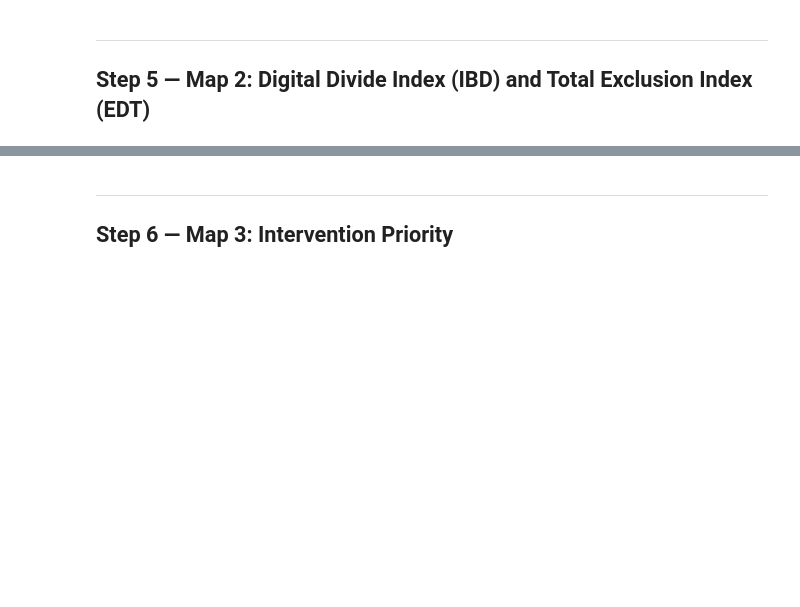
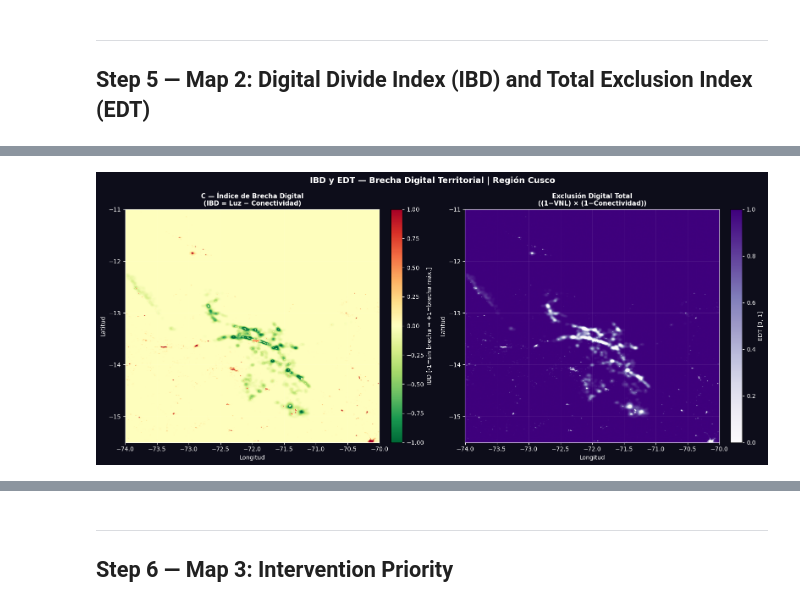
Before and after one commit to CamilaAT/raster-digital-divide, a Jupyter notebook: notebooks/digital_divide_cusco.ipynb, the cells around one changed output, grey strips where cells are left out. Cells and saved outputs as stored; diff of their text form; code cells hidden in the pictures; blank space fills up the shorter version.

```diff
--- a/notebooks/digital_divide_cusco.ipynb
+++ b/notebooks/digital_divide_cusco.ipynb
@@ -235,48 +334,75 @@ print('La mayoría del territorio (Andes remotos, selva alta) permanece oscura.'
 ## Step 5 — Map 2: Digital Divide Index (IBD) and Total Exclusion Index (EDT)
 # %%
 # Calcular índices
-IBD = vnl_norm - conn_norm                          # Rango [-1, 1]
-EDT = (1 - vnl_norm) * (1 - conn_norm)             # Rango [0, 1]
+IBD = vnl_norm - conn_norm
+EDT = (1 - vnl_norm) * (1 - conn_norm)
 
 print('=== Índices Calculados ===')
 print(f'IBD — min: {IBD.min():.4f} | max: {IBD.max():.4f} | mean: {IBD.mean():.4f}')
 print(f'EDT — min: {EDT.min():.4f} | max: {EDT.max():.4f} | mean: {EDT.mean():.4f}')
 
-fig, axes = plt.subplots(1, 2, figsize=(16, 7), facecolor='#f5f5f5')
+fig, axes = plt.subplots(1, 2, figsize=(16, 7), facecolor='#0d0d1a')
+for ax in axes:
+    ax.set_facecolor('#0d0d1a')
 
-# IBD — RdYlGn_r
+# IBD — fondo amarillo/rojo porque casi todo tiene IBD positivo
 im1 = axes[0].imshow(IBD, cmap='RdYlGn_r', extent=extent,
                       vmin=-1, vmax=1, aspect='auto', origin='upper')
-axes[0].set_title('IBD — Índice Brecha Digital\n(VNL_norm − Conectividad_norm)',
-                   fontsize=12, fontweight='bold')
-axes[0].set_xlabel('Longitud')
-axes[0].set_ylabel('Latitud')
-axes[0].grid(True, alpha=0.3, linewidth=0.5)
+axes[0].set_title('C — Índice de Brecha Digital\n(IBD = Luz − Conectividad)',
+                   color='white', fontsize=11, fontweight='bold')
+axes[0].set_xlabel('Longitud', color='white')
+axes[0].set_ylabel('Latitud', color='white')
+axes[0].tick_params(colors='white')
+axes[0].grid(True, color='white', alpha=0.15, linewidth=0.4)
+for spine in axes[0].spines.values():
+    spine.set_edgecolor('white')
 cb1 = plt.colorbar(im1, ax=axes[0], fraction=0.046, pad=0.04)
-cb1.set_label('IBD [-1, 1]')
+cb1.set_label('IBD [-1=sin brecha → +1=brecha máx.]', color='white')
+cb1.ax.tick_params(colors='white')
+plt.setp(cb1.ax.yaxis.get_ticklabels(), color='white')
 
-# EDT — Purples
+# EDT — Purples normal (oscuro = alta exclusión)
 im2 = axes[1].imshow(EDT, cmap='Purples', extent=extent,
                       vmin=0, vmax=1, aspect='auto', origin='upper')
-axes[1].set_title('EDT — Exclusión Digital Total\n((1−VNL) × (1−Conectividad))',
-                   fontsize=12, fontweight='bold')
-axes[1].set_xlabel('Longitud')
-axes[1].set_ylabel('Latitud')
-axes[1].grid(True, alpha=0.3, linewidth=0.5)
+axes[1].set_title('Exclusión Digital Total\n((1−VNL) × (1−Conectividad))',
+                   color='white', fontsize=11, fontweight='bold')
+axes[1].set_xlabel('Longitud', color='white')
+axes[1].set_ylabel('Latitud', color='white')
+axes[1].tick_params(colors='white')
+axes[1].grid(True, color='white', alpha=0.15, linewidth=0.4)
+for spine in axes[1].spines.values():
+    spine.set_edgecolor('white')
 cb2 = plt.colorbar(im2, ax=axes[1], fraction=0.046, pad=0.04)
-cb2.set_label('EDT [0, 1]')
+cb2.set_label('EDT [0, 1]', color='white')
+cb2.ax.tick_params(colors='white')
+plt.setp(cb2.ax.yaxis.get_ticklabels(), color='white')
 
-fig.suptitle('Comparación: IBD vs EDT — Región Cusco',
-             fontsize=15, fontweight='bold')
+fig.suptitle('IBD y EDT — Brecha Digital Territorial | Región Cusco',
+             color='white', fontsize=14, fontweight='bold')
 plt.tight_layout()
-plt.savefig('output/map2_ibd_edt.png', dpi=150, bbox_inches='tight')
+plt.savefig('../output/map2_ibd_edt.png', dpi=150, bbox_inches='tight', facecolor='#0d0d1a')
 plt.show()
 
-print()
-print('Interpretación IBD: Las zonas en rojo indican alta radiancia nocturna')
-print('combinada con baja conectividad — brecha digital activa.')
-print('Las zonas verdes están relativamente bien conectadas respecto a su nivel de urbanización.')
-print()
-print('Interpretación EDT: Las zonas en morado oscuro carecen tanto de luz')
-print('como de conectividad — máxima exclusión digital total.')
-print('Estas áreas corresponden a zonas rurales remotas en los Andes y la Amazonía.')
+print("""
+Interpretación — IBD (Índice de Brecha Digital):
+El IBD revela una paradoja territorial crítica: las zonas con mayor actividad económica
+(luz nocturna alta) son precisamente las que presentan mayor brecha digital. Los píxeles
+rojos concentrados en el eje Cusco-Urubamba-Sicuani indican poblaciones con demanda
+activa de conectividad pero sin acceso a red móvil adecuada. Esta brecha es especialmente
+grave en capitales distritales de las provincias de Quispicanchi, Chumbivilcas y Espinar,
+donde la actividad minera y agrícola genera movimiento económico pero la infraestructura
+de telecomunicaciones no ha llegado. Los píxeles verdes (IBD negativo) corresponden
+exclusivamente al núcleo urbano de Cusco ciudad, donde la cobertura móvil supera
+incluso los niveles de urbanización.
+
+Interpretación — EDT (Exclusión Digital Total):
+El EDT identifica las zonas de máxima vulnerabilidad estructural: territorios sin luz
+Y sin conectividad simultáneamente. El 96.97% del territorio cusqueño cae en esta
+categoría, revelando que la brecha digital no es un problema puntual sino sistémico.
+Las zonas blancas del mapa (EDT alto) coinciden con comunidades campesinas quechuas
+y asháninka en la selva alta, poblaciones que acumulan múltiples exclusiones: sin
+electricidad, sin internet, sin acceso a servicios digitales del Estado (RENIEC,
+SIS, plataformas educativas). Esta superposición de carencias define el perfil
+de la pobreza multidimensional en Cusco.
+""")
+# %% [output]
@@ -282,0 +412 @@ print('Estas áreas corresponden a zonas rurales remotas en los Andes y la Amazo
+[figure, added]
```
Also changed, not shown: parts of 14 cells of this notebook.
